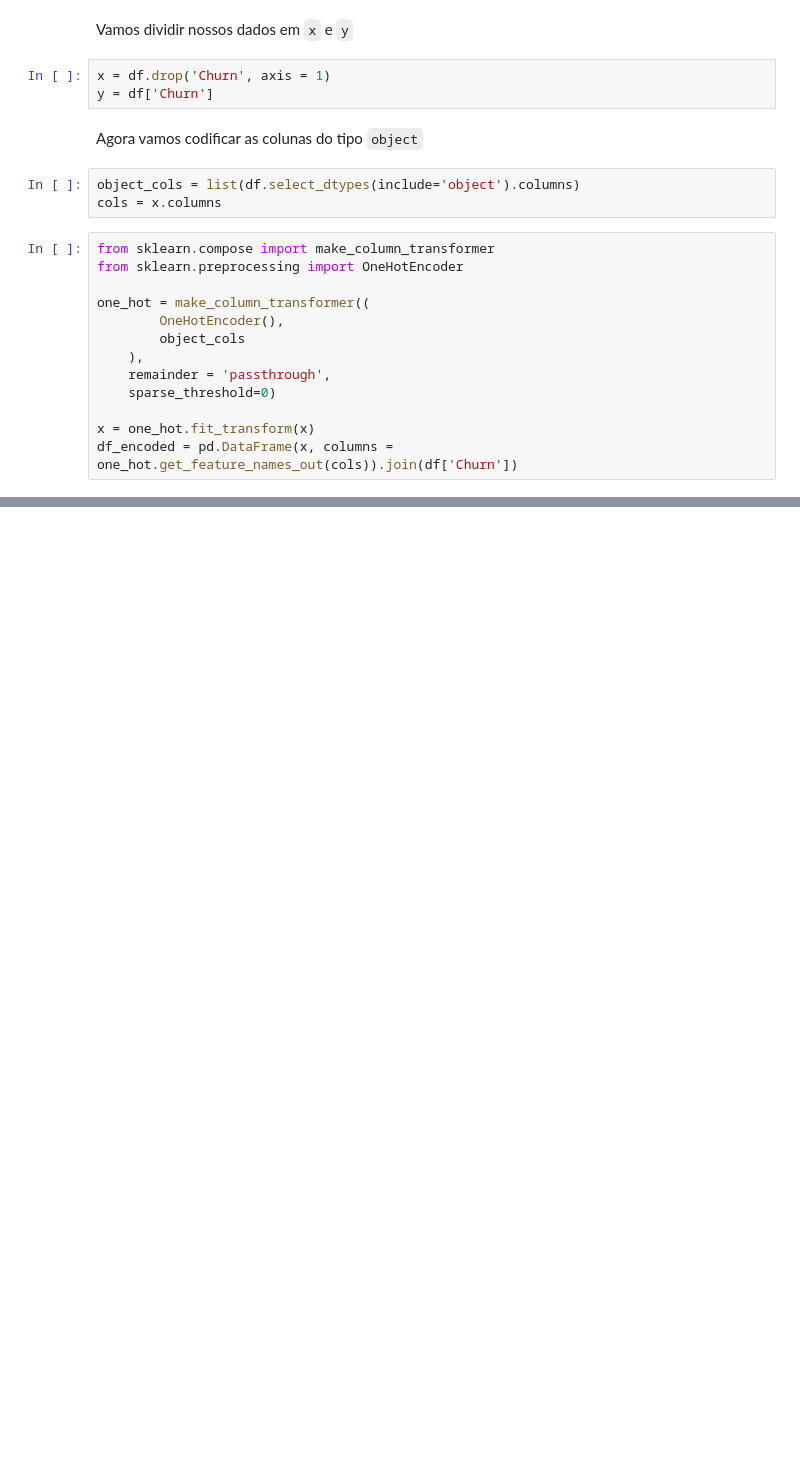
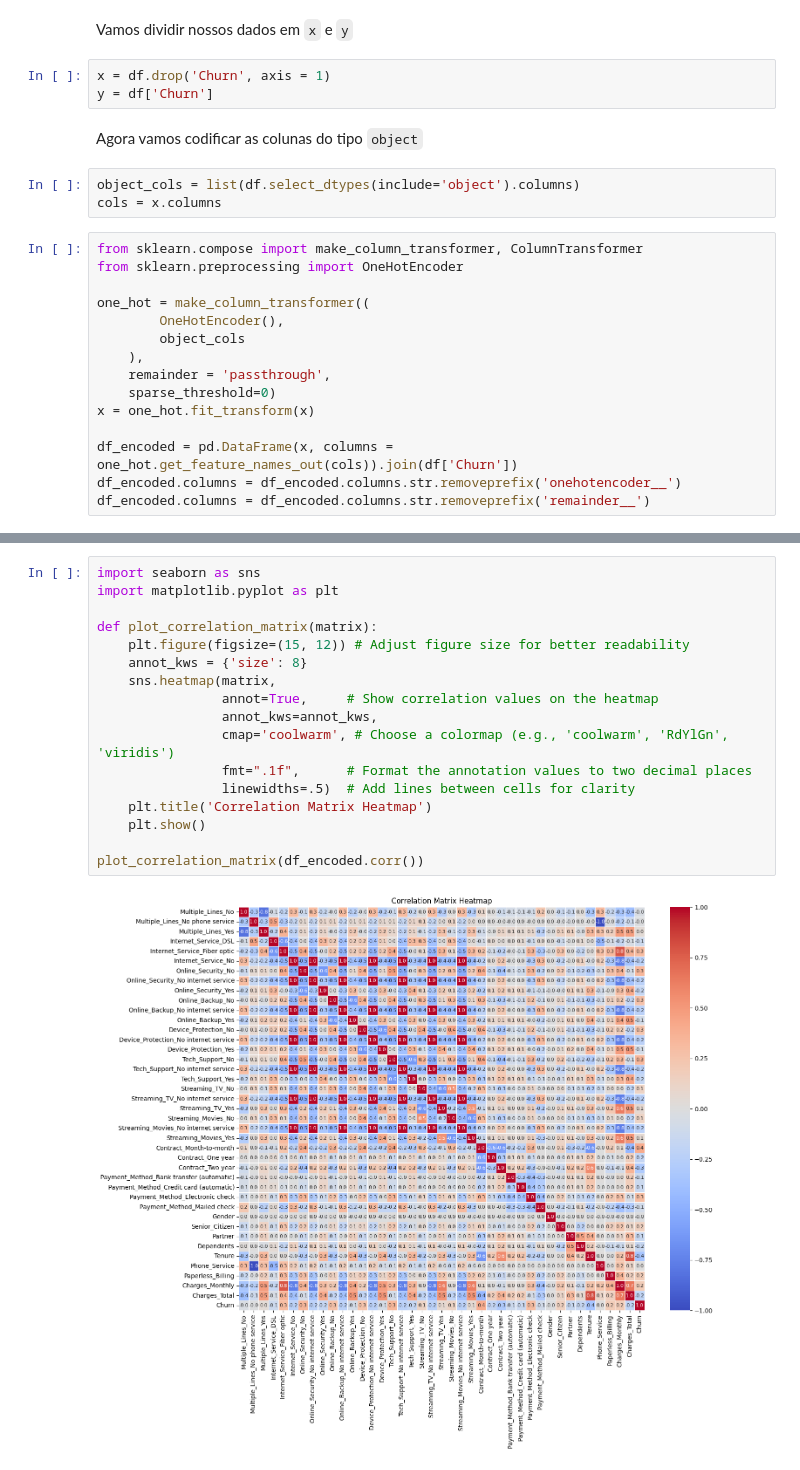
Before and after one commit to rafaelreisramos/oracle-one, a Jupyter notebook: challenge-telecom-x-parte_2/TelecomX_BR_parte_2.ipynb, the cells around one changed output, grey strips where cells are left out. Cells and saved outputs as stored; diff of their text form; blank space fills up the shorter version.

```diff
--- a/challenge-telecom-x-parte_2/TelecomX_BR_parte_2.ipynb
+++ b/challenge-telecom-x-parte_2/TelecomX_BR_parte_2.ipynb
@@ -49,7 +72,7 @@ Agora vamos codificar as colunas do tipo `object`
 object_cols = list(df.select_dtypes(include='object').columns)
 cols = x.columns
 # %%
-from sklearn.compose import make_column_transformer
+from sklearn.compose import make_column_transformer, ColumnTransformer
 from sklearn.preprocessing import OneHotEncoder
 
 one_hot = make_column_transformer((
@@ -58,6 +81,8 @@ one_hot = make_column_transformer((
     ),
     remainder = 'passthrough',
     sparse_threshold=0)
+x = one_hot.fit_transform(x)
 
-x = one_hot.fit_transform(x)
 df_encoded = pd.DataFrame(x, columns = one_hot.get_feature_names_out(cols)).join(df['Churn'])
+df_encoded.columns = df_encoded.columns.str.removeprefix('onehotencoder__')
+df_encoded.columns = df_encoded.columns.str.removeprefix('remainder__')
@@ -65,0 +91,19 @@ Vamos verificar a proporção e balanceamento dos dados.
+# %%
+import seaborn as sns
+import matplotlib.pyplot as plt
+
+def plot_correlation_matrix(matrix):
+    plt.figure(figsize=(15, 12)) # Adjust figure size for better readability
+    annot_kws = {'size': 8}
+    sns.heatmap(matrix,
+                annot=True,     # Show correlation values on the heatmap
+                annot_kws=annot_kws,
+                cmap='coolwarm', # Choose a colormap (e.g., 'coolwarm', 'RdYlGn', 'viridis')
+                fmt=".1f",      # Format the annotation values to two decimal places
+                linewidths=.5)  # Add lines between cells for clarity
+    plt.title('Correlation Matrix Heatmap')
+    plt.show()
+
+plot_correlation_matrix(df_encoded.corr())
+# %% [output]
+[figure, added]
```
Also changed, not shown: parts of 35 cells of this notebook.
